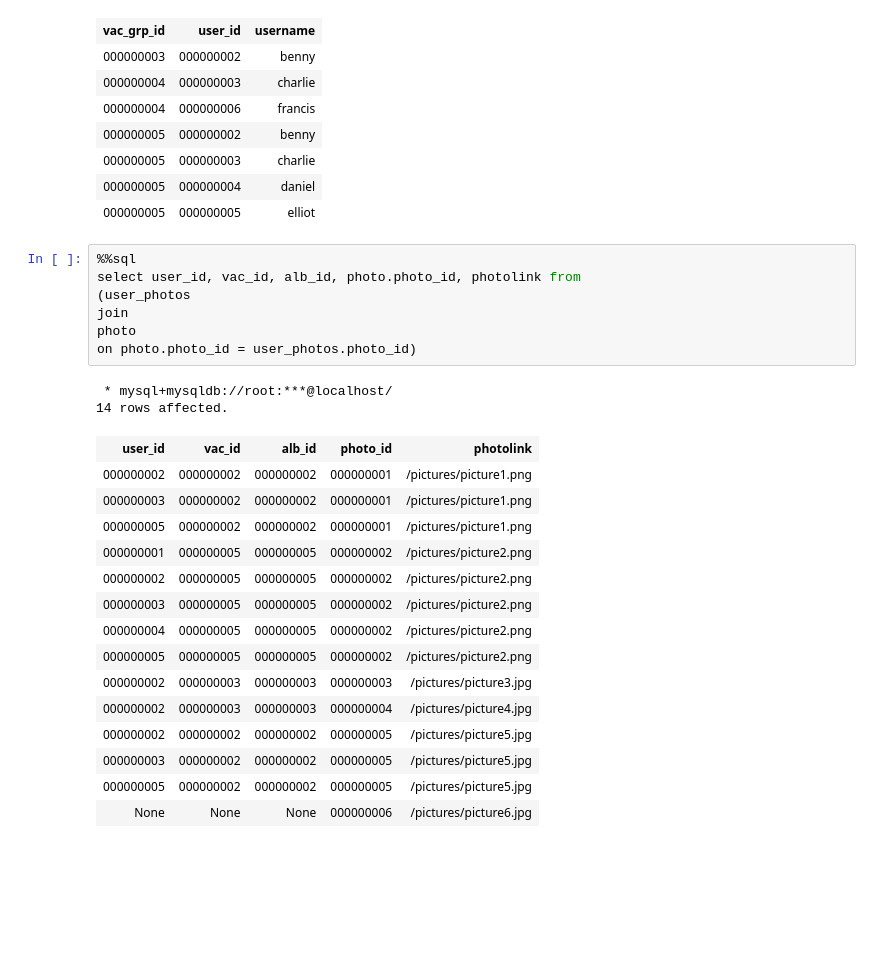
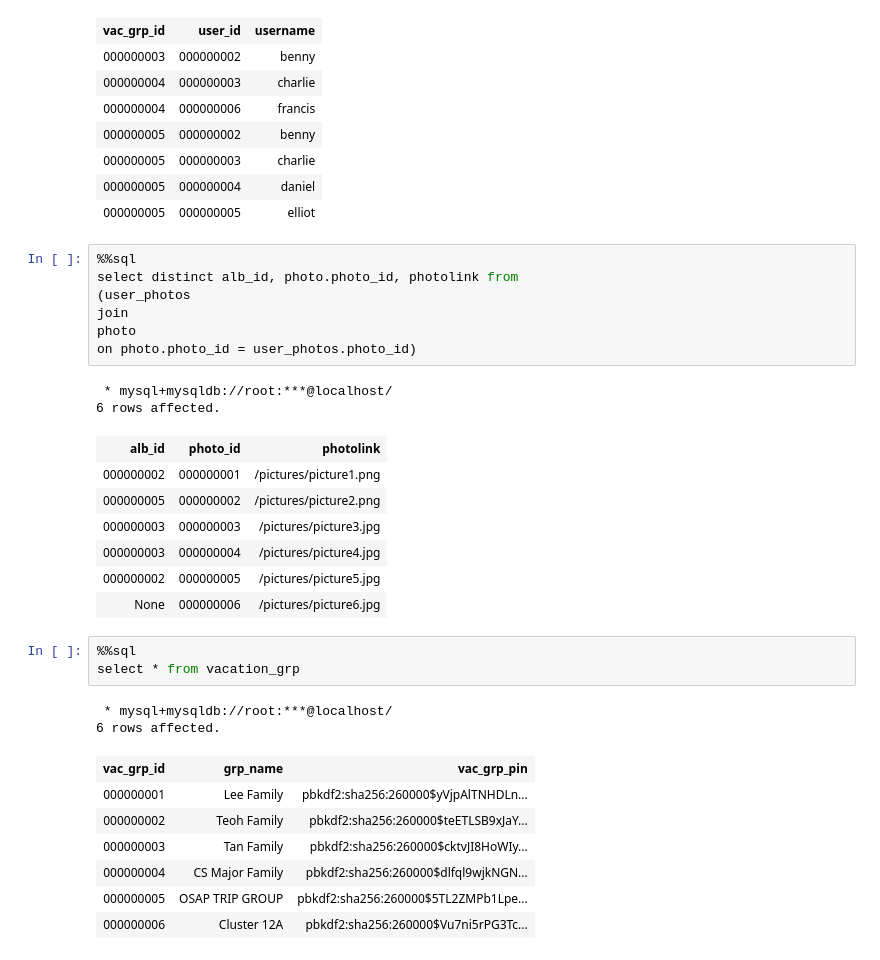
Before and after one commit to tyxin/ReadyHols, a Jupyter notebook: data_scripting.ipynb, the cells around one changed output. Drawn from its saved outputs; the diff is of its cells as text; blank space fills up the shorter version.

Commit message:
Album and Photo Showing

```diff
--- a/data_scripting.ipynb
+++ b/data_scripting.ipynb
@@ -707,29 +707,34 @@ and user.user_id<>"000000001"
 | 000000005 | 000000005 | elliot |
 # %%
 %%sql
-select user_id, vac_id, alb_id, photo.photo_id, photolink from
+select distinct alb_id, photo.photo_id, photolink from
 (user_photos
 join
 photo
 on photo.photo_id = user_photos.photo_id)
 # %% [output]
  * mysql+mysqldb://root:***@localhost/
-14 rows affected.
+6 rows affected.
-| user_id | vac_id | alb_id | photo_id | photolink |
-| 000000002 | 000000002 | 000000002 | 000000001 | /pictures/picture1.png |
-| 000000003 | 000000002 | 000000002 | 000000001 | /pictures/picture1.png |
-| 000000005 | 000000002 | 000000002 | 000000001 | /pictures/picture1.png |
-| 000000001 | 000000005 | 000000005 | 000000002 | /pictures/picture2.png |
-| 000000002 | 000000005 | 000000005 | 000000002 | /pictures/picture2.png |
-| 000000003 | 000000005 | 000000005 | 000000002 | /pictures/picture2.png |
-| 000000004 | 000000005 | 000000005 | 000000002 | /pictures/picture2.png |
-| 000000005 | 000000005 | 000000005 | 000000002 | /pictures/picture2.png |
-| 000000002 | 000000003 | 000000003 | 000000003 | /pictures/picture3.jpg |
-| 000000002 | 000000003 | 000000003 | 000000004 | /pictures/picture4.jpg |
-| 000000002 | 000000002 | 000000002 | 000000005 | /pictures/picture5.jpg |
-| 000000003 | 000000002 | 000000002 | 000000005 | /pictures/picture5.jpg |
-| 000000005 | 000000002 | 000000002 | 000000005 | /pictures/picture5.jpg |
-| None | None | None | 000000006 | /pictures/picture6.jpg |
+| alb_id | photo_id | photolink |
+| 000000002 | 000000001 | /pictures/picture1.png |
+| 000000005 | 000000002 | /pictures/picture2.png |
+| 000000003 | 000000003 | /pictures/picture3.jpg |
+| 000000003 | 000000004 | /pictures/picture4.jpg |
+| 000000002 | 000000005 | /pictures/picture5.jpg |
+| None | 000000006 | /pictures/picture6.jpg |
+# %%
+%%sql
+select * from vacation_grp
+# %% [output]
+ * mysql+mysqldb://root:***@localhost/
+6 rows affected.
+| vac_grp_id | grp_name | vac_grp_pin |
+| 000000001 | Lee Family | pbkdf2:sha256:260000$yVjpAlTNHDLn... |
+| 000000002 | Teoh Family | pbkdf2:sha256:260000$teETLSB9xJaY... |
+| 000000003 | Tan Family | pbkdf2:sha256:260000$cktvJI8HoWIy... |
+| 000000004 | CS Major Family | pbkdf2:sha256:260000$dlfql9wjkNGN... |
+| 000000005 | OSAP TRIP GROUP | pbkdf2:sha256:260000$5TL2ZMPb1Lpe... |
+| 000000006 | Cluster 12A | pbkdf2:sha256:260000$Vu7ni5rPG3Tc... |
 # %%
 %%sql
 select * from vacation
```
Also changed, not shown: parts of 5 cells of this notebook, 16 other files.
